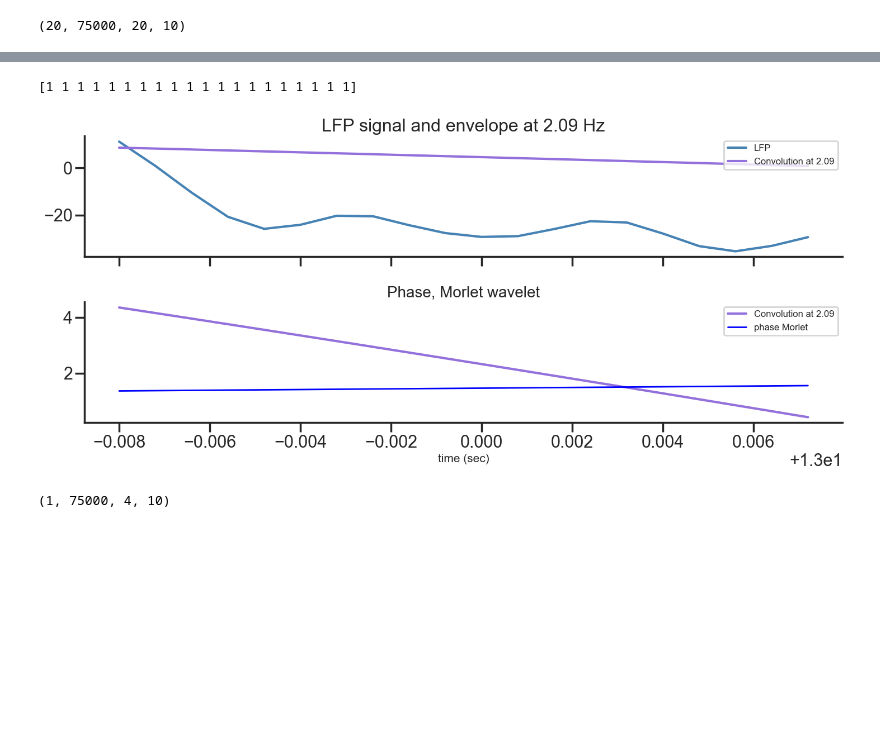
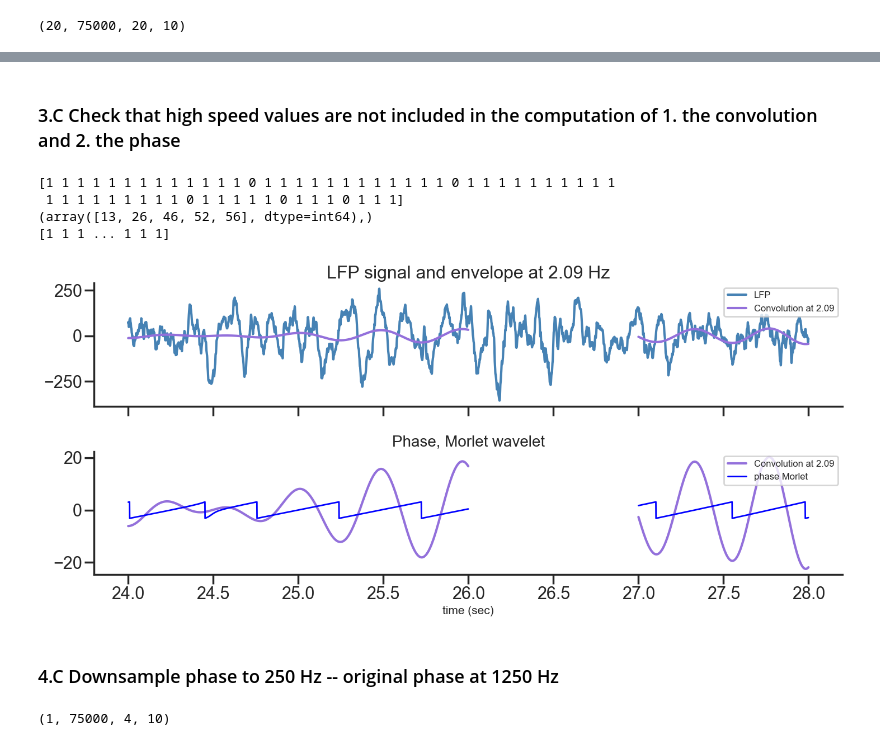
Before and after one commit to gdelfe/Ketamine_effects_on_the_brain, a Jupyter notebook: python/Place_cells_spike_analysis.ipynb, the cells around one changed output, grey strips where cells are left out. Cells and saved outputs as stored; diff of their text form; code cells hidden in the pictures; blank space fills up the shorter version.

Commit message:
phase extraction for the CA1 only

```diff
--- a/python/Place_cells_spike_analysis.ipynb
+++ b/python/Place_cells_spike_analysis.ipynb
@@ -243,7 +243,8 @@ Lfp CA1 channel in current labeling  [ 1  1  4  0 17]
 # %%
 mapd = {
     'lfp_ch': lfp_ch_idx, # lfp channel, with the mapping from 0 to N in CA1 (0 is the first CA1 channel)
-     'cell_id': idx_cell_CA1 # id cell in CA1 associated to a given Lfp channel
+    'lfp_remap': np.arange(len(lfp_ch_idx)),
+    'cell_id': idx_cell_CA1 # id cell in CA1 associated to a given Lfp channel
 }
 mapd
 # %% [output]
@@ -761,0 +772,5 @@ rep_mask.shape
+# %%
+lfp_ch_idx = mapd['lfp_ch']   # get only lfp channels associated to identified spiking cells in the CA1
+lfp_B_CA1 = lfp_B[:,:,lfp_ch_idx]
+mask_B_CA1 = mask_B[:,:,lfp_ch_idx]
+mask_B_CA1.shape
@@ -763,9 +782,8 @@ rep_mask.shape
 fs = 1250
 n_cycles = 10
 
-rep_mask = np.repeat(mask_B,fs,axis=1) # 0 / 1 mask, same length of LFP --- used for calculations
-
-# phase_data_full, conv_data_full = phase_extraction_lfp_low_speed(lfp_B[0:3,:,1:5], rep_mask, freq, n_cycles, fs)
+rep_mask_B = np.repeat(mask_B_CA1,fs,axis=1) # 0 / 1 mask, same length of LFP --- used for calculations
+phase_data_full, conv_data_full = phase_extraction_lfp_low_speed(lfp_B_CA1, rep_mask_B, freq, n_cycles, fs)
 # %%
 phase_data_full.shape, conv_data_full.shape, rep_mask.shape
 # %% [output]
@@ -791,3 +791,5 @@ array([0, 0, 0, 0, 0, 0, 0, 0, 0, 0, 0, 0, 0, 0, 0, 0, 0, 0, 0, 0],
+# %% [markdown]
+### 3.C Check that high speed values are not included in the computation of 1. the convolution and 2. the phase
 # %%
 f_idx = 0
 scaling = 100
@@ -795,40 +797,50 @@ scaling2 = 1000
 f = freq[f_idx]
 ch = 2
 minute = 0
+nidx = 26
+step = fs*2
+
+print(mask_B[minute,:,ch])
+print(np.where(mask_B[minute,:,ch]==0))
 
 duration = 60
 t = np.arange(0, duration, 1/fs)
 
-start = 13*fs - 10
-end = 13*fs + 10
+start = nidx*fs - step
+end = nidx*fs + step
 
 print(rep_mask[minute,start:end,ch])
 """ Plot Figure """
 
 # Plot the sin function, the phase, and the Morlet transform
 fig, axs = plt.subplots(2, 1, figsize=(14, 10), sharex=True)
 fig.set_size_inches(15, 7)
 
 # Sin function
 axs[0].set_title('LFP signal and envelope at {:.2f} Hz'.format(f), fontsize=23)
 axs[0].plot(t[start:end],lfp_B[minute,start:end,ch], label='LFP',color='steelblue')
 axs[0].plot(t[start:end],conv_data_full[minute,start:end, ch, f_idx]/scaling/5, label='Convolution at {:.2f}'.format(f),color='mediumpurple')
 axs[0].legend(fontsize=12, loc='upper right')
 
 # Instantaneous phase Morlet
 axs[1].set_title('Phase, Morlet wavelet', fontsize=20)
 axs[1].plot(t[start:end],conv_data_full[minute,start:end, ch, f_idx]/scaling2, label='Convolution at {:.2f}'.format(f),color='mediumpurple')
 axs[1].plot(t[start:end],phase_data_full[minute,start:end, ch, f_idx], label='phase Morlet', color='blue', linewidth=2)
 axs[1].legend(fontsize=12, loc='upper right')
 
 # plt.xlim([12.5,15.5])
 # Adjust layout
 plt.xlabel('time (sec)', fontsize=15)
 plt.tight_layout()
 plt.show()
 # %% [output]
-[1 1 1 1 1 1 1 1 1 1 1 1 1 1 1 1 1 1 1 1]
+[1 1 1 1 1 1 1 1 1 1 1 1 1 0 1 1 1 1 1 1 1 1 1 1 1 1 0 1 1 1 1 1 1 1 1 1 1
+ 1 1 1 1 1 1 1 1 1 0 1 1 1 1 1 0 1 1 1 0 1 1 1]
+(array([13, 26, 46, 52, 56], dtype=int64),)
+[1 1 1 ... 1 1 1]
-[figure, old version]
+[figure, new version]
+# %% [markdown]
+### 4.C Downsample phase to 250 Hz -- original phase at 1250 Hz
 # %%
 phase_data_full.shape
 # %% [output]
```
Also changed, not shown: parts of 23 cells of this notebook.
